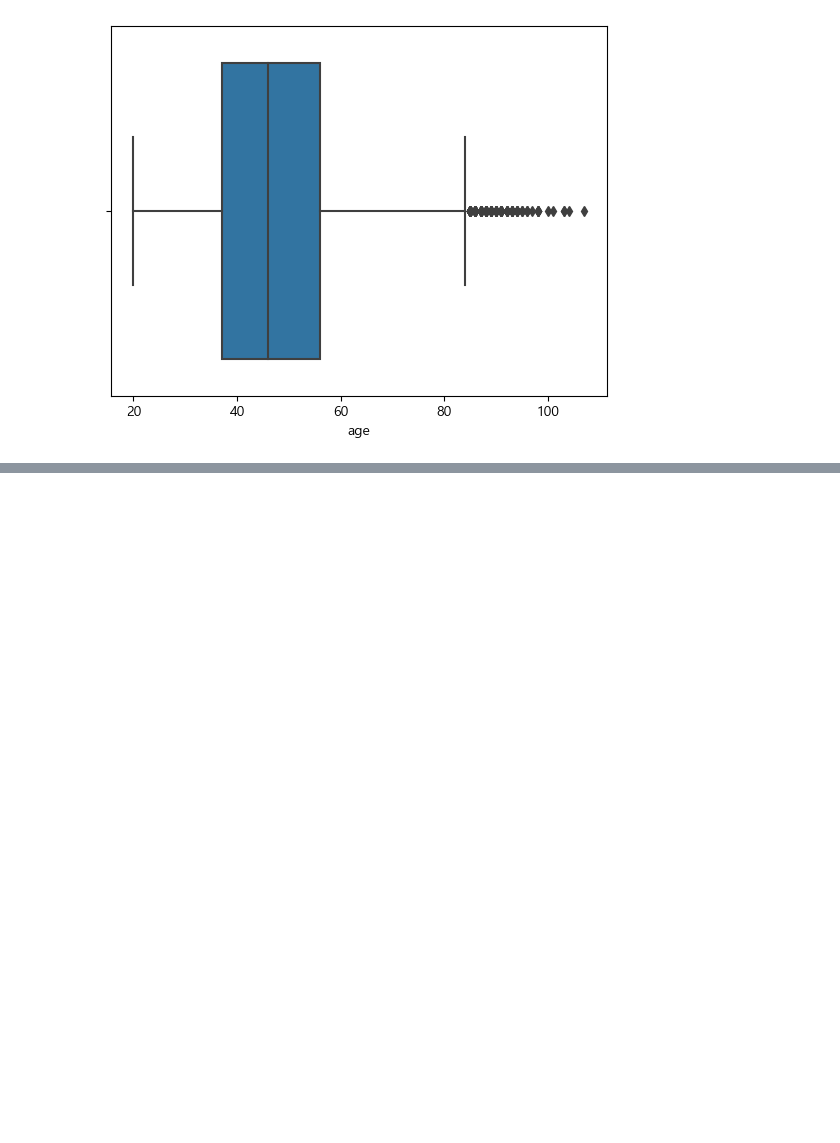
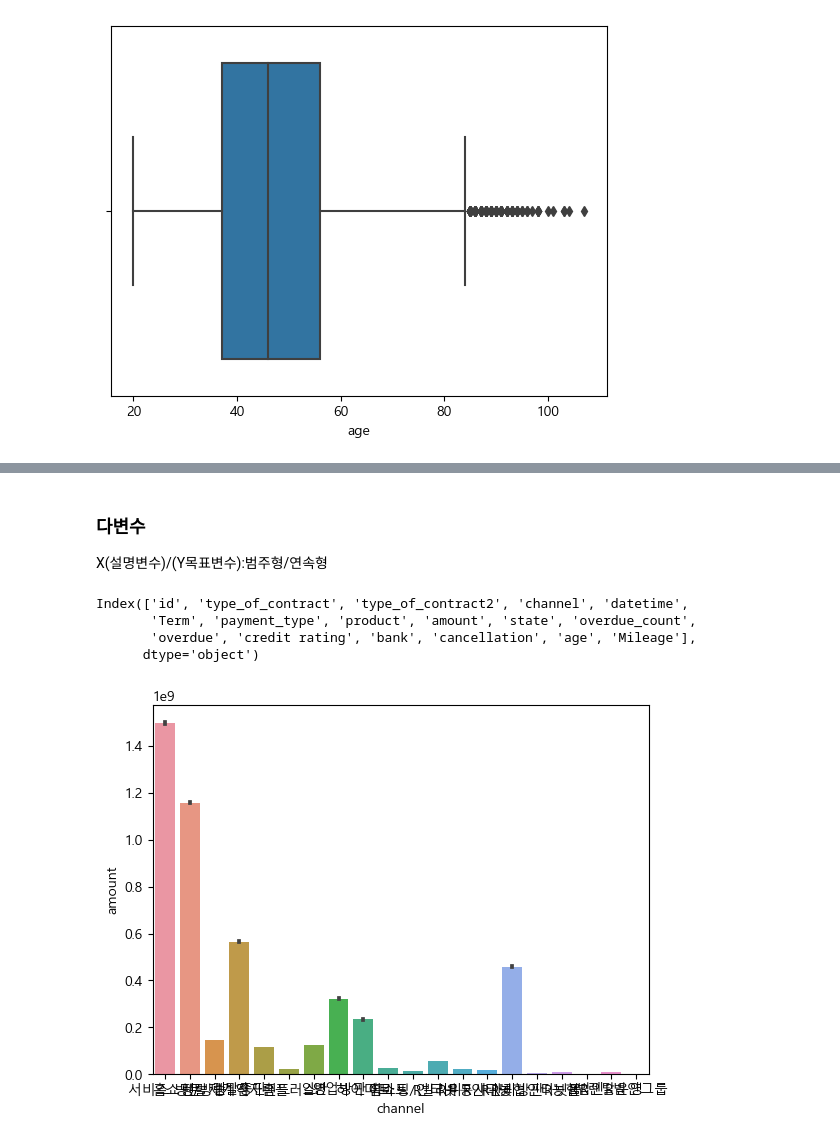
Before and after one commit to AKAVespaET3/study_data_analytics, a Jupyter notebook: codes/visuallizations/UsingCharts_TypeOfContractChannel.ipynb.ipynb, the cells around one changed output, grey strips where cells are left out. Drawn from its saved outputs; the diff is of its cells as text; code cells hidden in the pictures; blank space fills up the shorter version.

```diff
--- a/codes/visuallizations/UsingCharts_TypeOfContractChannel.ipynb.ipynb
+++ b/codes/visuallizations/UsingCharts_TypeOfContractChannel.ipynb.ipynb
@@ -149,0 +169,16 @@ sns.boxplot(data=df_TOCC,x='age')
+# %% [markdown]
+### 다변수
+X(설명변수)/(Y목표변수):범주형/연속형
+# %%
+df_TOCC.columns
+# %% [output]
+Index(['id', 'type_of_contract', 'type_of_contract2', 'channel', 'datetime',
+       'Term', 'payment_type', 'product', 'amount', 'state', 'overdue_count',
+       'overdue', 'credit rating', 'bank', 'cancellation', 'age', 'Mileage'],
+      dtype='object')
+# %%
+# sns.barplot(data=df_TOCC, x='channel', y='amount') #기본 평균
+sns.barplot(data=df_TOCC, x='channel', y='amount', estimator=sum) #기본 총합 estimator=sum
+plt.show()
+# %% [output]
+[figure, added]
```
Also changed, not shown: parts of 8 cells of this notebook, 1 other file.
